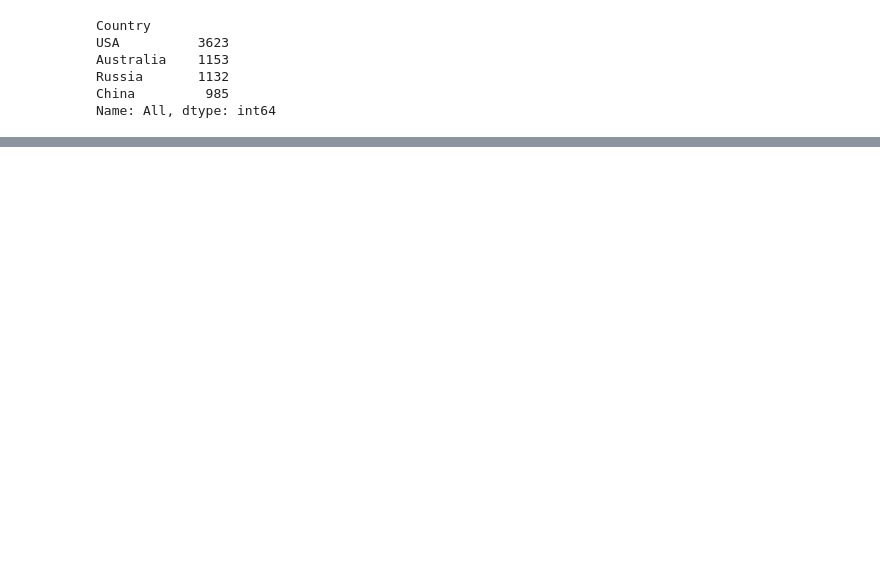
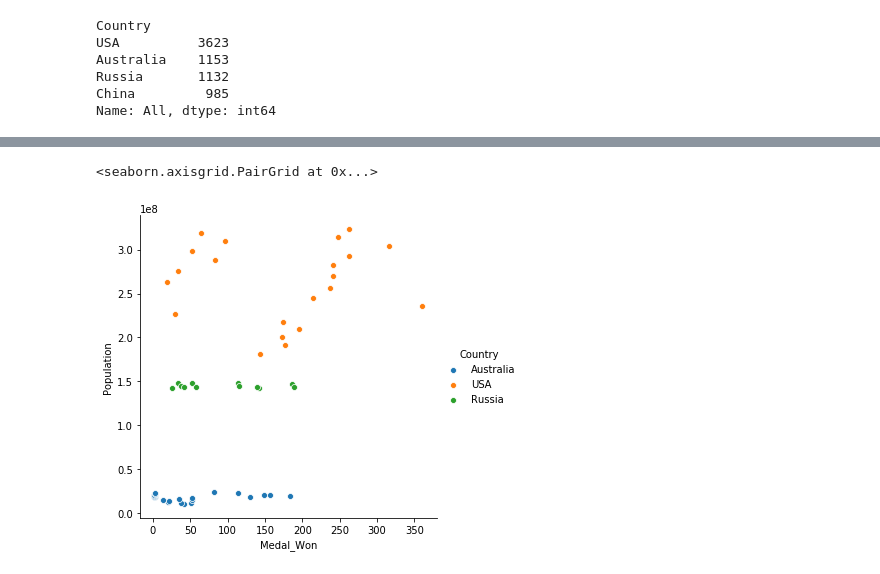
Before and after one commit to OMcPhillips/DataScienceInPracticeProject, a Jupyter notebook: population_athelet.ipynb, the cells around one changed output, grey strips where cells are left out. Cells and saved outputs as stored; diff of their text form; code cells hidden in the pictures; blank space fills up the shorter version.

```diff
--- a/population_athelet.ipynb
+++ b/population_athelet.ipynb
@@ -270,0 +159,4 @@ Text(0, 0.5, 'Population in USA')
+# %%
+filter_list = ['USA', 'Australia', 'Russia']
+top_countries = medal_total[medal_total.Country.isin(filter_list)]
+top_countries.head()
@@ -270,0 +172,6 @@ Text(0, 0.5, 'Population in USA')
+# %%
+
+sns.pairplot(x_vars=["Medal_Won"], y_vars=["Population"], data=top_countries, hue="Country", size=5)
+# %% [output]
+<seaborn.axisgrid.PairGrid at 0x...>
+[figure, added]
```
Also changed, not shown: parts of 38 cells of this notebook.
